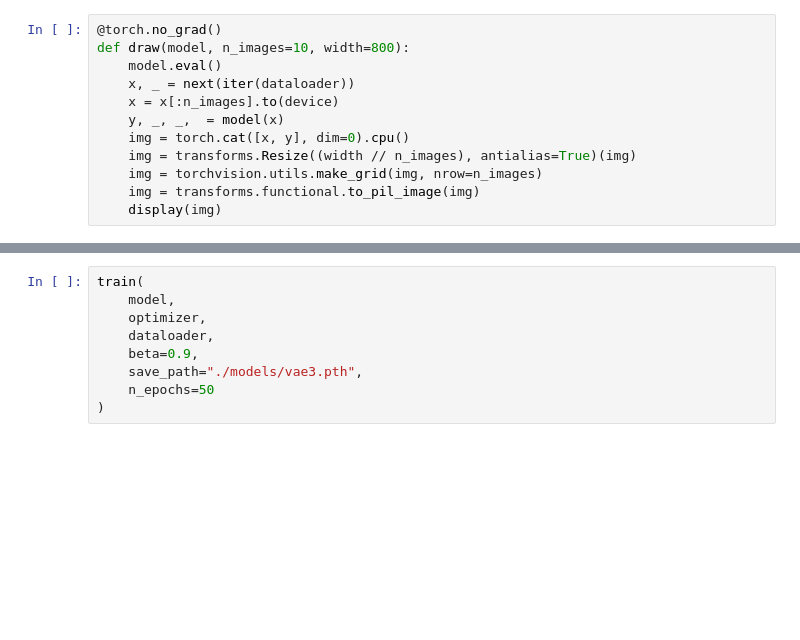
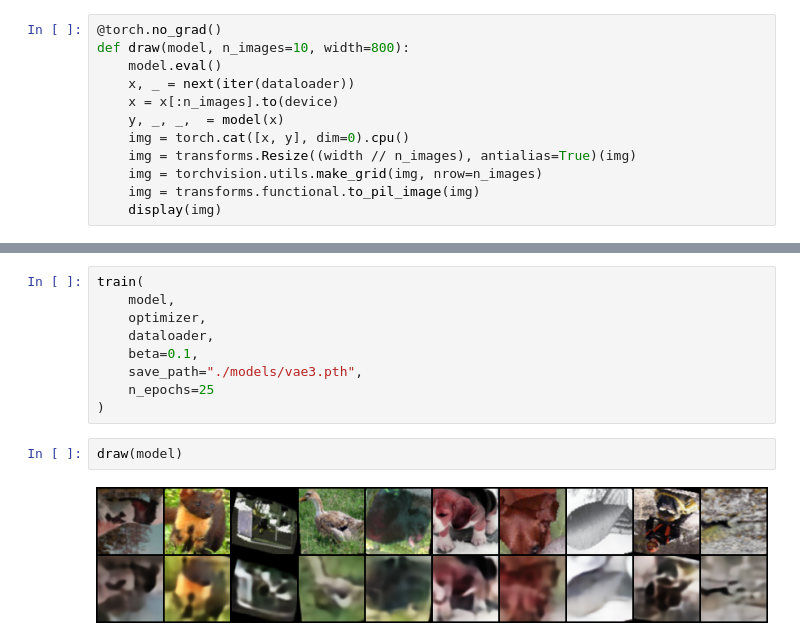
Before and after one commit to misya11p/vae-image-linker, a Jupyter notebook: api/train.ipynb, the cells around one changed output, grey strips where cells are left out. Saved outputs shown, nothing was run; the diff lists cells and outputs as text; blank space fills up the shorter version.

```diff
--- a/api/train.ipynb
+++ b/api/train.ipynb
@@ -79,7 +85,11 @@ train(
     model,
     optimizer,
     dataloader,
-    beta=0.9,
+    beta=0.1,
     save_path="./models/vae3.pth",
-    n_epochs=50
+    n_epochs=25
 )
+# %%
+draw(model)
+# %% [output]
+[figure, added]
```
Also changed, not shown: parts of 4 cells of this notebook.
